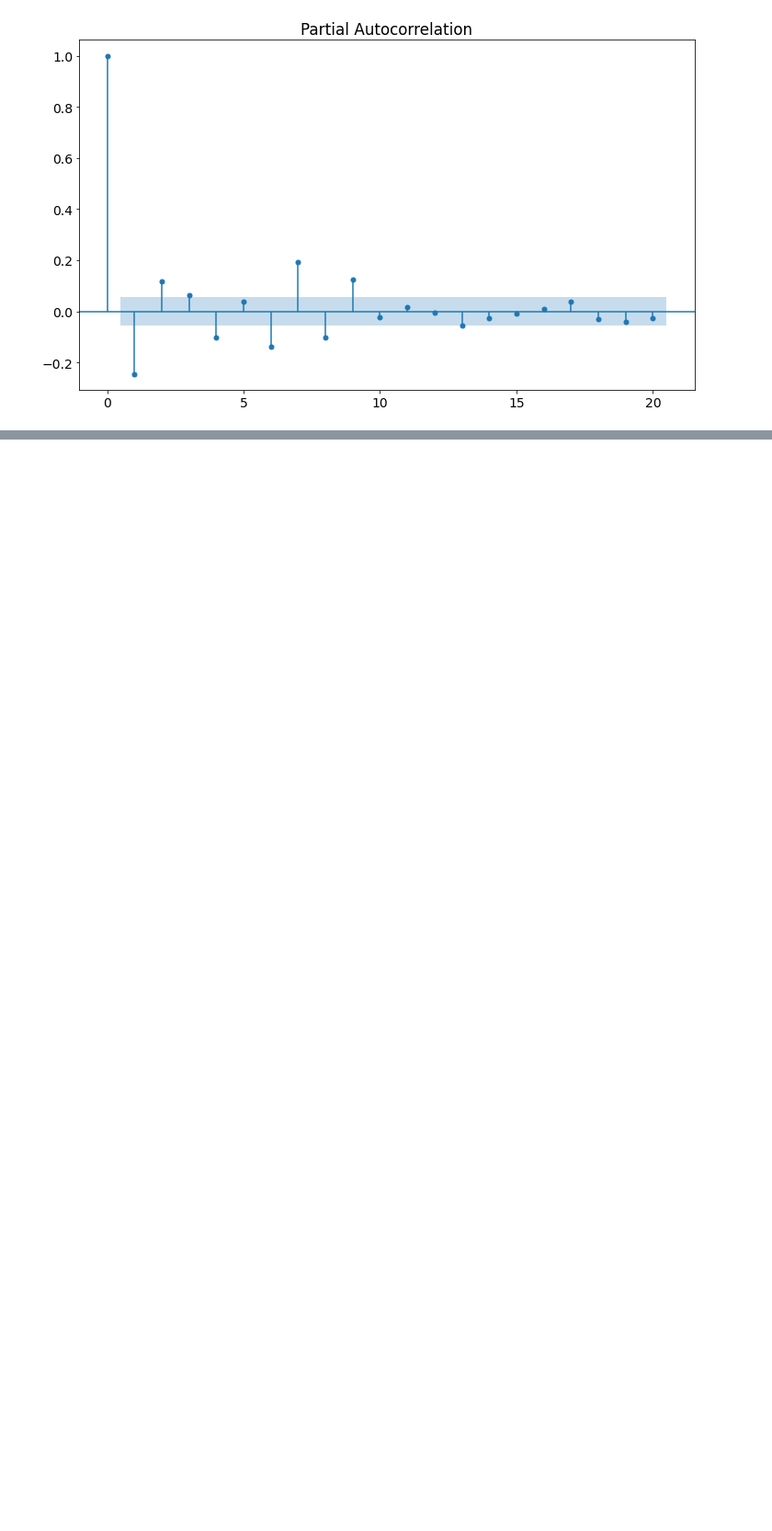
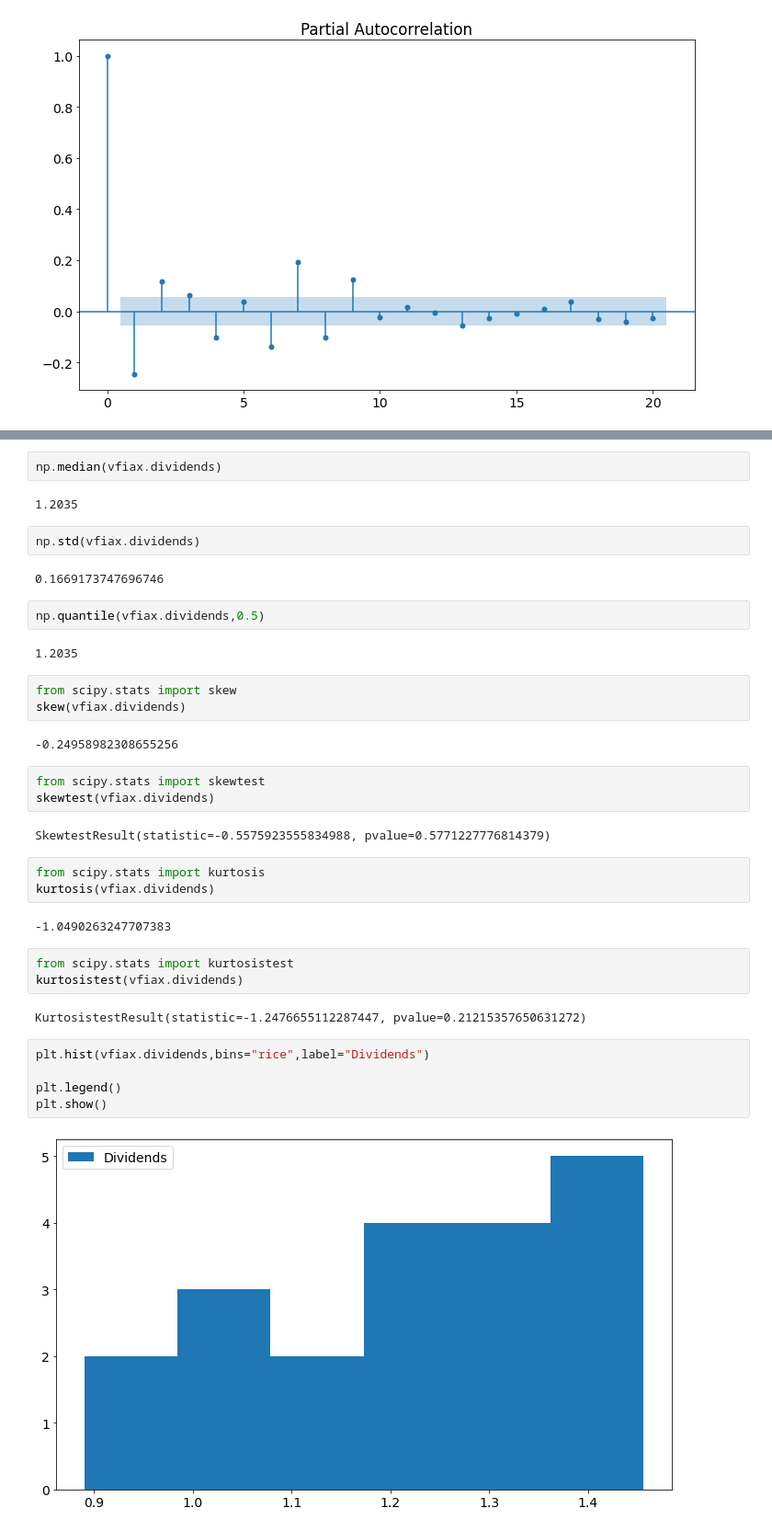
Before and after one commit to shericemking/machinelearning, a Jupyter notebook: Stock_market_analysis.ipynb, the cells around one changed output, grey strips where cells are left out. Shown at 92% size. Drawn from its saved outputs; the diff is of its cells as text; blank space fills up the shorter version.

```diff
--- a/Stock_market_analysis.ipynb
+++ b/Stock_market_analysis.ipynb
@@ -158,0 +241,39 @@ plot_pacf(returns,lags=20)
+# %%
+np.median(vfiax.dividends)
+# %% [output]
+1.2035
+# %%
+np.std(vfiax.dividends)
+# %% [output]
+0.1669173747696746
+# %%
+np.quantile(vfiax.dividends,0.5)
+# %% [output]
+1.2035
+# %%
+from scipy.stats import skew
+skew(vfiax.dividends)
+# %% [output]
+-0.24958982308655256
+# %%
+from scipy.stats import skewtest
+skewtest(vfiax.dividends)
+# %% [output]
+SkewtestResult(statistic=-0.5575923555834988, pvalue=0.5771227776814379)
+# %%
+from scipy.stats import kurtosis
+kurtosis(vfiax.dividends)
+# %% [output]
+-1.0490263247707383
+# %%
+from scipy.stats import kurtosistest
+kurtosistest(vfiax.dividends)
+# %% [output]
+KurtosistestResult(statistic=-1.2476655112287447, pvalue=0.21215357650631272)
+# %%
+plt.hist(vfiax.dividends,bins="rice",label="Dividends")
+
+plt.legend()
+plt.show()
+# %% [output]
+[figure, added]
```
Also changed, not shown: parts of 15 cells of this notebook, 1 other file.
